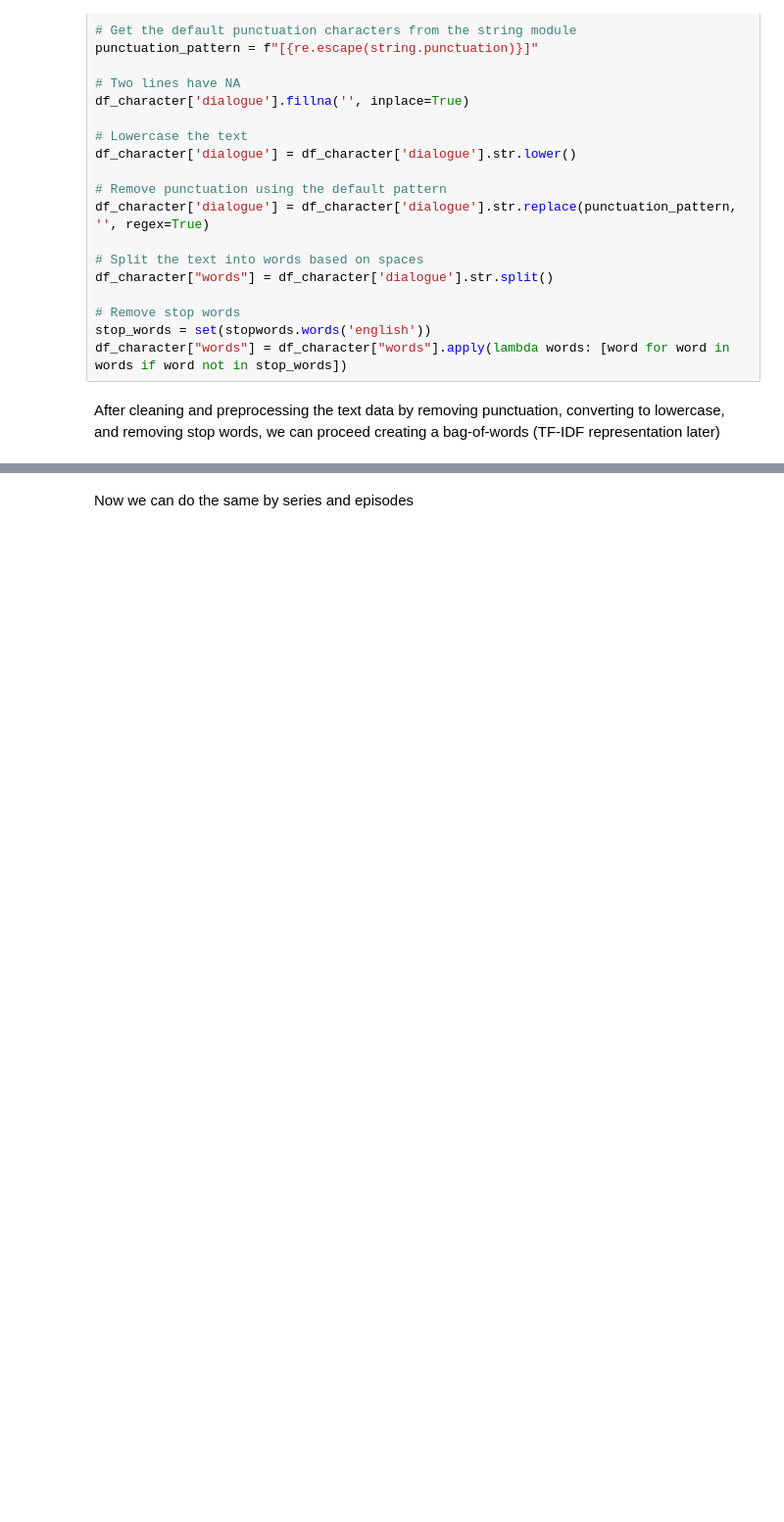
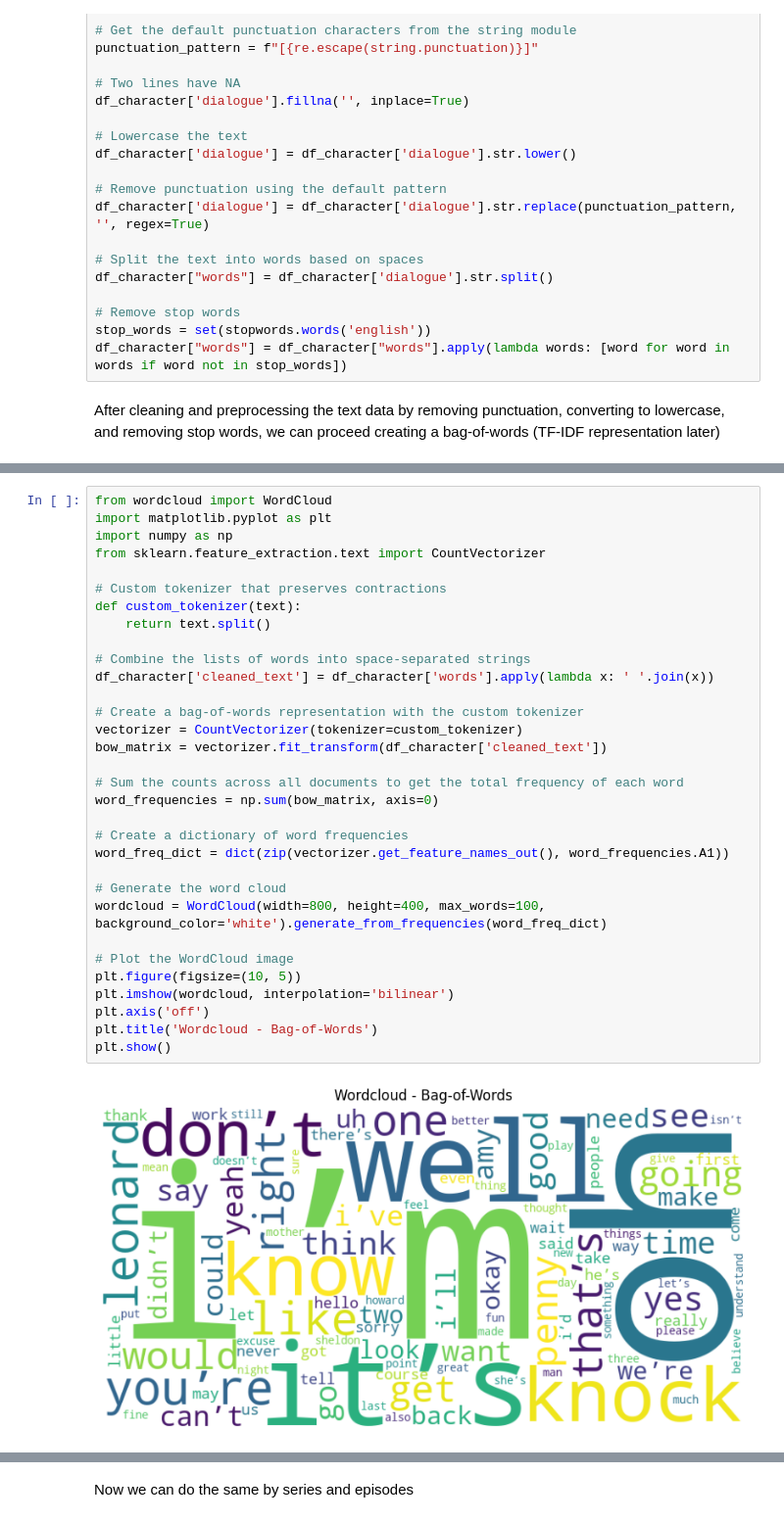
Before and after one commit to Federicosoldati/Text-Mining-Group-3-Project-1, a Jupyter notebook: Project1.ipynb, the cells around one changed output, grey strips where cells are left out. Shown at 98% size. Cells and saved outputs as stored; diff of their text form; blank space fills up the shorter version.

```diff
--- a/Project1.ipynb
+++ b/Project1.ipynb
@@ -310,3 +310,37 @@ plt.show()
+# %%
+from wordcloud import WordCloud
+import matplotlib.pyplot as plt
+import numpy as np
+from sklearn.feature_extraction.text import CountVectorizer
+
+# Custom tokenizer that preserves contractions
+def custom_tokenizer(text):
+    return text.split()
+
+# Combine the lists of words into space-separated strings
+df_character['cleaned_text'] = df_character['words'].apply(lambda x: ' '.join(x))
+
+# Create a bag-of-words representation with the custom tokenizer
+vectorizer = CountVectorizer(tokenizer=custom_tokenizer)
+bow_matrix = vectorizer.fit_transform(df_character['cleaned_text'])
+
+# Sum the counts across all documents to get the total frequency of each word
+word_frequencies = np.sum(bow_matrix, axis=0)
+
+# Create a dictionary of word frequencies
+word_freq_dict = dict(zip(vectorizer.get_feature_names_out(), word_frequencies.A1))
+
+# Generate the word cloud
+wordcloud = WordCloud(width=800, height=400, max_words=100, background_color='white').generate_from_frequencies(word_freq_dict)
+
+# Plot the WordCloud image
+plt.figure(figsize=(10, 5))
+plt.imshow(wordcloud, interpolation='bilinear')
+plt.axis('off')
+plt.title('Wordcloud - Bag-of-Words')
+plt.show()
+# %% [output]
+[figure, added]
 # %%
 # Identify the top 10 most frequent words
 top_words = sorted(word_freq_dict, key=word_freq_dict.get, reverse=True)[:10]
```
Also changed, not shown: parts of 6 cells of this notebook.
